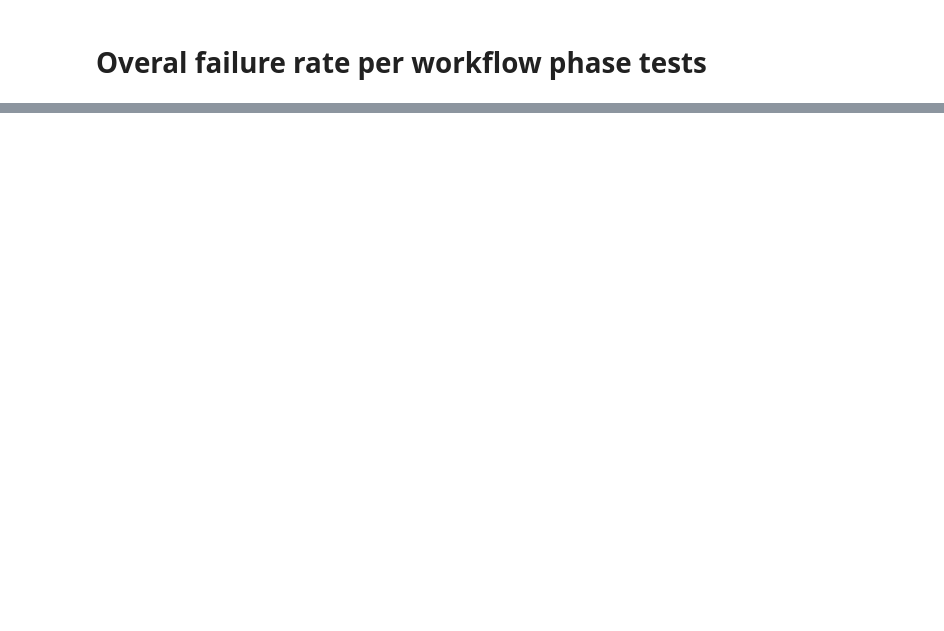
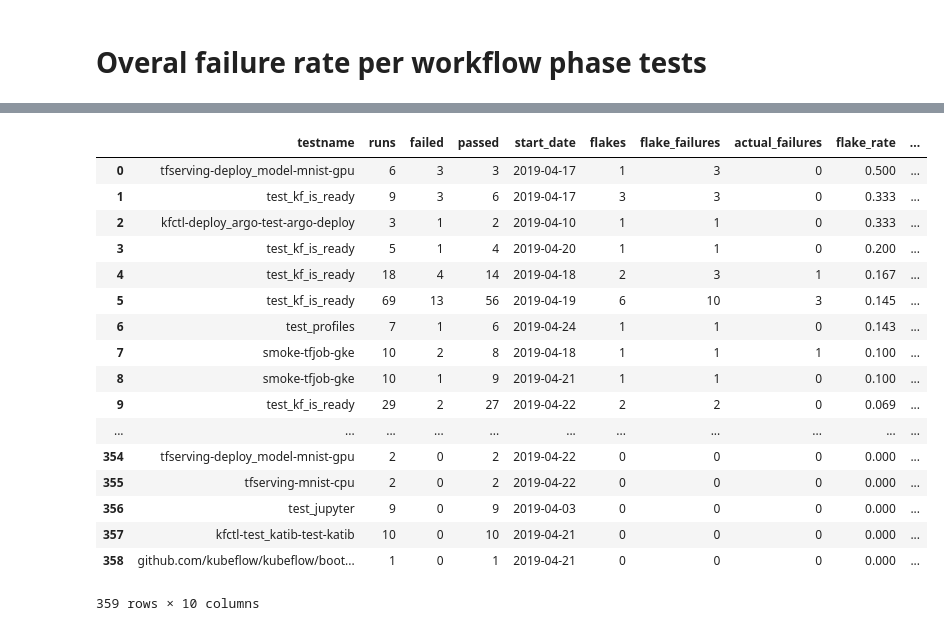
Before and after one commit to kubeflow/testing, a Jupyter notebook: scripts/Flakiness_report.ipynb, the cells around one changed output, grey strips where cells are left out. Drawn from its saved outputs; the diff is of its cells as text; code cells hidden in the pictures; blank space fills up the shorter version.

```diff
--- a/scripts/Flakiness_report.ipynb
+++ b/scripts/Flakiness_report.ipynb
@@ -279 +292,76 @@ ORDER BY filurepercentage DESC
+# %%
+%%bigquery junit_daily_flakes
+CREATE TEMP FUNCTION removeFirstChar(x STRING)
+RETURNS STRING
+LANGUAGE js AS """
+  if (x.charAt(0) == '-') {
+    x=x.substr(1);
+  }
+  return x;
+""";
+SELECT
+    testname,
+    sum(runs) runs,
+    sum(flake_failures)+sum(actual_failures) failed,
+    sum(runs) - sum(flake_failures)-sum(actual_failures) passed,
+    start_date,
+    sum(flake) flakes,
+    sum(flake_failures) flake_failures,
+    sum(actual_failures) actual_failures,
+    round(sum(flake_failures)/sum(runs), 3) flake_rate,
+    round(sum(actual_failures)/sum(runs), 3) failure_rate
+FROM(
+       SELECT
+            testname,
+            runs,
+            start_date,
+            (CASE WHEN failures>0 AND passes>0 THEN 1 ELSE 0 END) flake,
+            (CASE WHEN failures>0 AND passes>0 THEN failures ELSE 0 END) flake_failures,
+            (CASE WHEN failures>0 AND passes>0 THEN 0 ELSE failures END) actual_failures
+        FROM(
+                SELECT  /* collect stats per (commit, testname)*/
+                    removeFirstChar(t.name) testname,
+                    SUM(CASE WHEN t.failed=TRUE THEN 1 ELSE 0 END) failures,
+                    SUM(CASE WHEN t.failed=TRUE THEN 0 ELSE 1 END) passes,
+                    COUNT(*) runs,
+                    max(start_date) start_date,
+                    regexp_extract(commit, r'[^,]+,\d+:([a-f0-9]+)"') commit /* extract the first commit id from the repo flag */
+                FROM( /* collect kubeflow commit rows */
+                        SELECT
+                            m.value commit,
+                            test,
+                            job,
+                            EXTRACT(DATE FROM started) start_date
+                        FROM
+                            `k8s-gubernator.build.all`, UNNEST(metadata) as m
+                        WHERE
+                             job LIKE '%kubeflow-presubmit%'
+                             and started > TIMESTAMP_SUB(CURRENT_TIMESTAMP(), INTERVAL 672 HOUR)
+                             and (m.key = "repos") and STRPOS(job,'kubeflow') > 0 and STRPOS(job,'pr:') > 0
+                ), UNNEST(test) as t
+                WHERE removeFirstChar(t.name) not LIKE '%kubeflow-presubmit%'
+                GROUP BY removeFirstChar(t.name),commit
+        )
+)
+group by testname,start_date
+order by flake_rate DESC
+# %% [output]
+|  | testname | runs | failed | passed | start_date | flakes | flake_failures | actual_failures | flake_rate | ... |
+| 0 | tfserving-deploy_model-mnist-gpu | 6 | 3 | 3 | 2019-04-17 | 1 | 3 | 0 | 0.500 | ... |
+| 1 | test_kf_is_ready | 9 | 3 | 6 | 2019-04-17 | 3 | 3 | 0 | 0.333 | ... |
+| 2 | kfctl-deploy_argo-test-argo-deploy | 3 | 1 | 2 | 2019-04-10 | 1 | 1 | 0 | 0.333 | ... |
+| 3 | test_kf_is_ready | 5 | 1 | 4 | 2019-04-20 | 1 | 1 | 0 | 0.200 | ... |
+| 4 | test_kf_is_ready | 18 | 4 | 14 | 2019-04-18 | 2 | 3 | 1 | 0.167 | ... |
+| 5 | test_kf_is_ready | 69 | 13 | 56 | 2019-04-19 | 6 | 10 | 3 | 0.145 | ... |
+| 6 | test_profiles | 7 | 1 | 6 | 2019-04-24 | 1 | 1 | 0 | 0.143 | ... |
+| 7 | smoke-tfjob-gke | 10 | 2 | 8 | 2019-04-18 | 1 | 1 | 1 | 0.100 | ... |
+| 8 | smoke-tfjob-gke | 10 | 1 | 9 | 2019-04-21 | 1 | 1 | 0 | 0.100 | ... |
+| 9 | test_kf_is_ready | 29 | 2 | 27 | 2019-04-22 | 2 | 2 | 0 | 0.069 | ... |
+| ... | ... | ... | ... | ... | ... | ... | ... | ... | ... | ... |
+| 354 | tfserving-deploy_model-mnist-gpu | 2 | 0 | 2 | 2019-04-22 | 0 | 0 | 0 | 0.000 | ... |
+| 355 | tfserving-mnist-cpu | 2 | 0 | 2 | 2019-04-22 | 0 | 0 | 0 | 0.000 | ... |
+| 356 | test_jupyter | 9 | 0 | 9 | 2019-04-03 | 0 | 0 | 0 | 0.000 | ... |
+| 357 | kfctl-test_katib-test-katib | 10 | 0 | 10 | 2019-04-21 | 0 | 0 | 0 | 0.000 | ... |
+| 358 | github.com/kubeflow/kubeflow/boot... | 1 | 0 | 1 | 2019-04-21 | 0 | 0 | 0 | 0.000 | ... |
+359 rows × 10 columns
 # %% [markdown]
```
Also changed, not shown: parts of 12 cells of this notebook.
